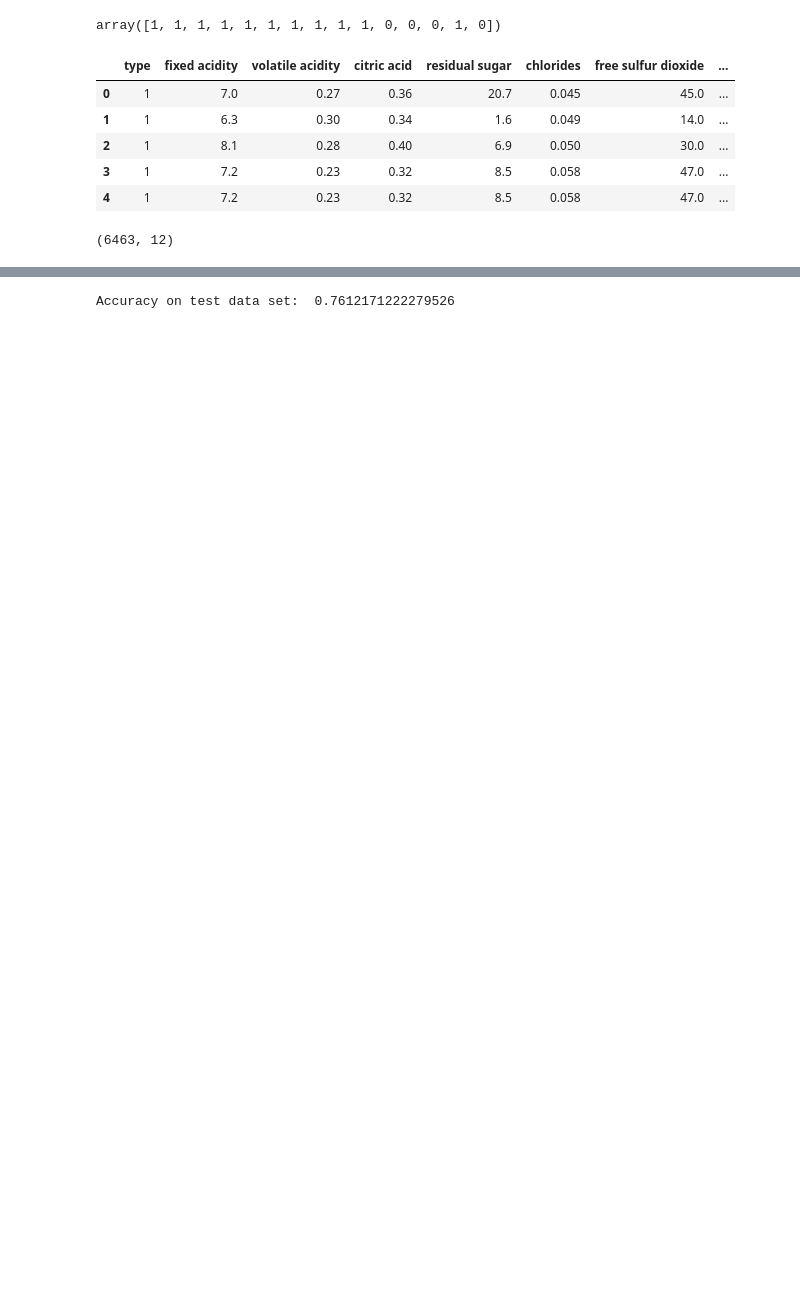
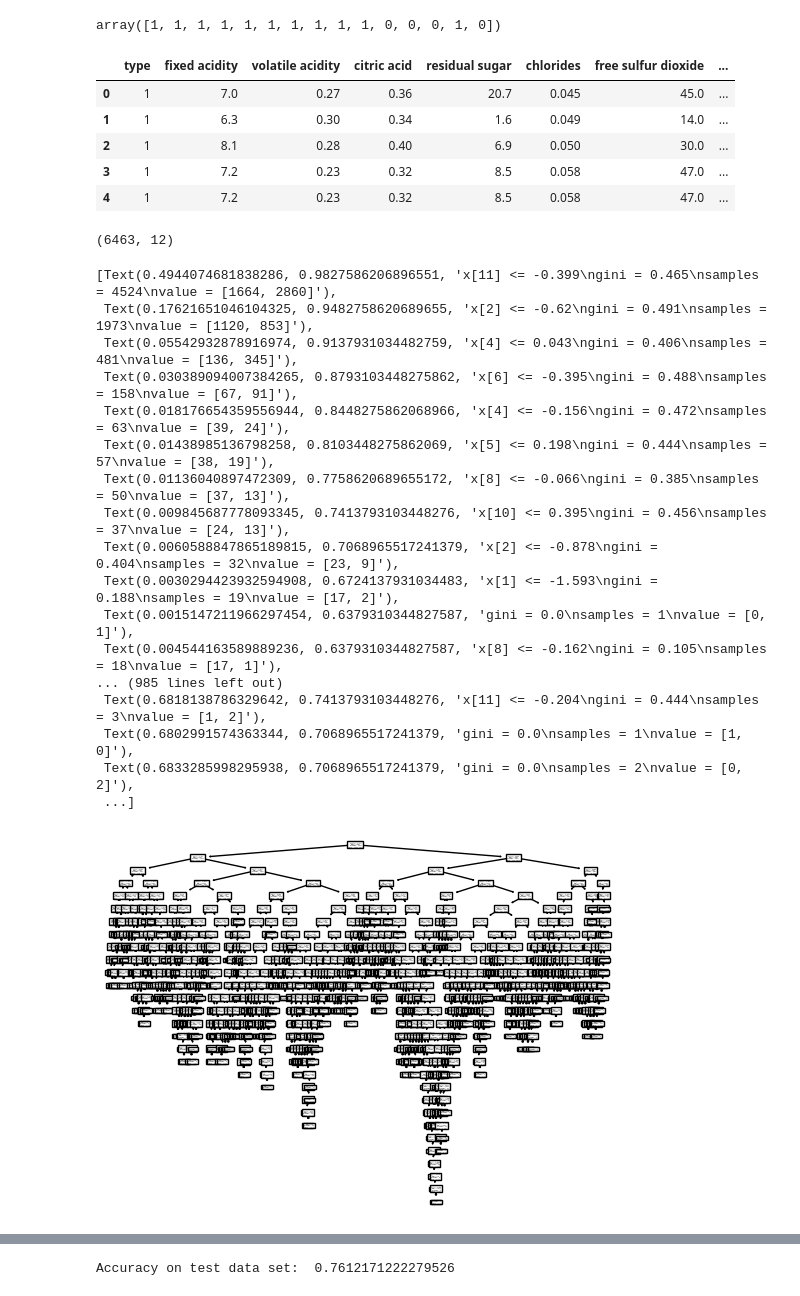
Before and after one commit to piotrd22/computational_intelligence_ug, a Jupyter notebook: project02/project.ipynb, the cells around one changed output, grey strips where cells are left out. Drawn from its saved outputs; the diff is of its cells as text; code cells hidden in the pictures; blank space fills up the shorter version.

```diff
--- a/project02/project.ipynb
+++ b/project02/project.ipynb
@@ -168,7 +171,7 @@ y.head(15)
 Name: quality, dtype: int64
 # %%
 bins = [0, 5.5, 10]
-labels = ["bad", "good"]
+labels = ["average", "good"]
 y = pd.cut(y, bins=bins, labels=labels)
 y.head(15)
 # %% [output]
@@ -213,3 +216,30 @@ X.shape
 (6463, 12)
 # %%
 x_train, x_test, y_train, y_test = train_test_split(X, y, train_size=0.7, shuffle=True, random_state=60)
+# %%
+clf = tree.DecisionTreeClassifier()
+clf_smaller = tree.DecisionTreeClassifier(max_depth=3)
+# %%
+clf = clf.fit(x_train, y_train)
+clf_smaller = clf_smaller.fit(x_train, y_train)
+# %%
+tree.plot_tree(clf)
+# %% [output]
+[Text(0.4944074681838286, 0.9827586206896551, 'x[11] <= -0.399\ngini = 0.465\nsamples = 4524\nvalue = [1664, 2860]'),
+ Text(0.17621651046104325, 0.9482758620689655, 'x[2] <= -0.62\ngini = 0.491\nsamples = 1973\nvalue = [1120, 853]'),
+ Text(0.05542932878916974, 0.9137931034482759, 'x[4] <= 0.043\ngini = 0.406\nsamples = 481\nvalue = [136, 345]'),
+ Text(0.030389094007384265, 0.8793103448275862, 'x[6] <= -0.395\ngini = 0.488\nsamples = 158\nvalue = [67, 91]'),
+ Text(0.018176654359556944, 0.8448275862068966, 'x[4] <= -0.156\ngini = 0.472\nsamples = 63\nvalue = [39, 24]'),
+ Text(0.01438985136798258, 0.8103448275862069, 'x[5] <= 0.198\ngini = 0.444\nsamples = 57\nvalue = [38, 19]'),
+ Text(0.01136040897472309, 0.7758620689655172, 'x[8] <= -0.066\ngini = 0.385\nsamples = 50\nvalue = [37, 13]'),
+ Text(0.009845687778093345, 0.7413793103448276, 'x[10] <= 0.395\ngini = 0.456\nsamples = 37\nvalue = [24, 13]'),
+ Text(0.0060588847865189815, 0.7068965517241379, 'x[2] <= -0.878\ngini = 0.404\nsamples = 32\nvalue = [23, 9]'),
+ Text(0.0030294423932594908, 0.6724137931034483, 'x[1] <= -1.593\ngini = 0.188\nsamples = 19\nvalue = [17, 2]'),
+ Text(0.0015147211966297454, 0.6379310344827587, 'gini = 0.0\nsamples = 1\nvalue = [0, 1]'),
+ Text(0.004544163589889236, 0.6379310344827587, 'x[8] <= -0.162\ngini = 0.105\nsamples = 18\nvalue = [17, 1]'),
+... (985 lines left out)
+ Text(0.6818138786329642, 0.7413793103448276, 'x[11] <= -0.204\ngini = 0.444\nsamples = 3\nvalue = [1, 2]'),
+ Text(0.6802991574363344, 0.7068965517241379, 'gini = 0.0\nsamples = 1\nvalue = [1, 0]'),
+ Text(0.6833285998295938, 0.7068965517241379, 'gini = 0.0\nsamples = 2\nvalue = [0, 2]'),
+ ...]
+[figure, added]
```
Also changed, not shown: parts of 21 cells of this notebook.
